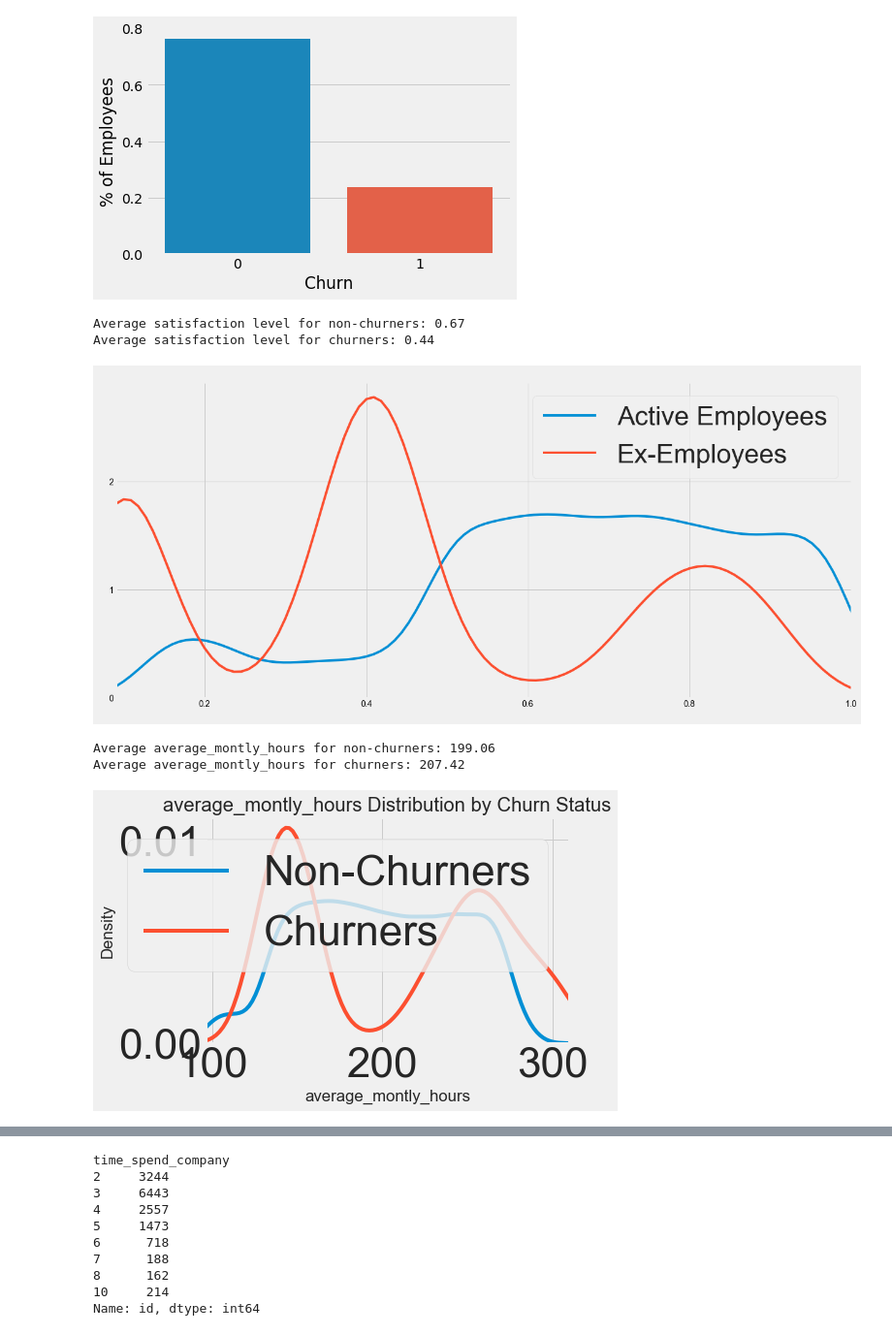
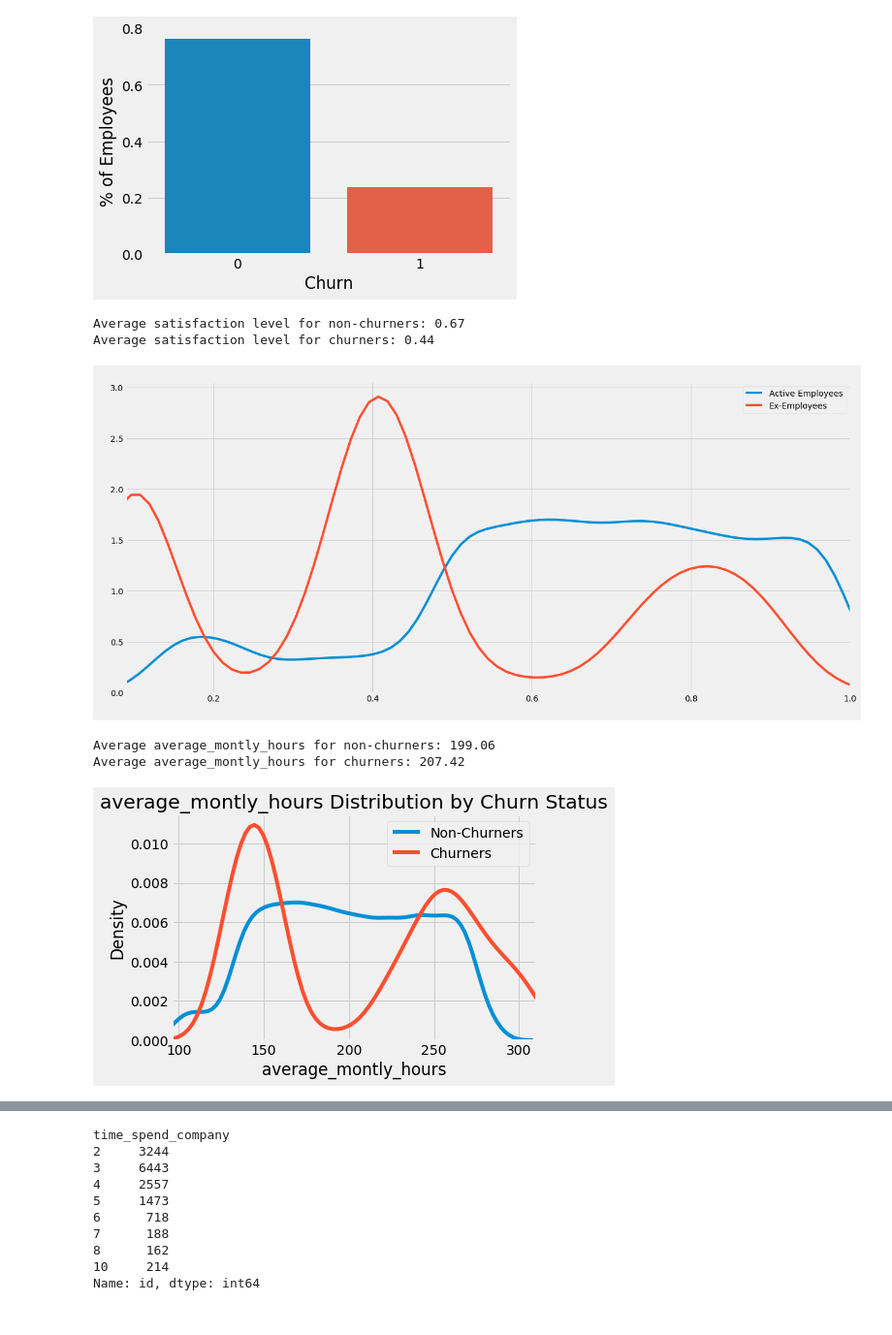
Before and after one commit to georgethoraninh/hr_churn, a Jupyter notebook: hr_churn_analysis.ipynb, the cells around one changed output, grey strips where cells are left out. Shown: that part at 97% size. Drawn from its saved outputs; the diff is of its cells as text; code cells hidden in the pictures.

```diff
--- a/hr_churn_analysis.ipynb
+++ b/hr_churn_analysis.ipynb
@@ -194,25 +191,24 @@ g = sns.barplot(x='Churn',y='% of Employees', data = df_churn)
 # %%
 print('Average satisfaction level for non-churners: {:.2f}'.format(df[df['churn']==0]['satisfaction_level'].mean()))
 print('Average satisfaction level for churners: {:.2f}'.format(df[df['churn']==1]['satisfaction_level'].mean()))
 fig, axes = plt.subplots(figsize=(20, 10))
 plt.gcf().subplots_adjust(bottom=0.15,left=0.1)
 
-sns.set(font_scale = 4)
-plt.style.use('fivethirtyeight')
+#sns.set(font_scale = 4)
 sns.kdeplot(df.loc[df['churn']==0, 'satisfaction_level'],label='Active Employees')
 sns.kdeplot(df.loc[df['churn']==1, 'satisfaction_level'],label='Ex-Employees')
 plt.xlim(left=df['satisfaction_level'].min(), right=df['satisfaction_level'].max())
 plt.xlabel(' ')
 plt.ylabel(' ')
 plt.title(' ');
 
 #Non-churners have higher satisfaction levels
 #Churners peak at 0.09,0.4,0.8
 #fig.savefig('kde_satisfaction_level', transparent=True)
 # %% [output]
 Average satisfaction level for non-churners: 0.67
 Average satisfaction level for churners: 0.44
-[figure, old version]
+[figure, new version]
 # %%
 print('Average average_montly_hours for non-churners: {:.2f}'.format(df[df['churn']==0]['average_montly_hours'].mean()))
 print('Average average_montly_hours for churners: {:.2f}'.format(df[df['churn']==1]['average_montly_hours'].mean()))
@@ -225,7 +221,7 @@ plt.title('average_montly_hours Distribution by Churn Status');
 # %% [output]
 Average average_montly_hours for non-churners: 199.06
 Average average_montly_hours for churners: 207.42
-[figure, old version]
+[figure, new version]
 # %%
 print('Average last evaluation for non-churners: {:.2f}'.format(df[df['churn']==0]['last_evaluation'].mean()))
 print('Average last evaluation for churners: {:.2f}'.format(df[df['churn']==1]['last_evaluation'].mean()))
```
Also changed, not shown: parts of 23 cells of this notebook.
